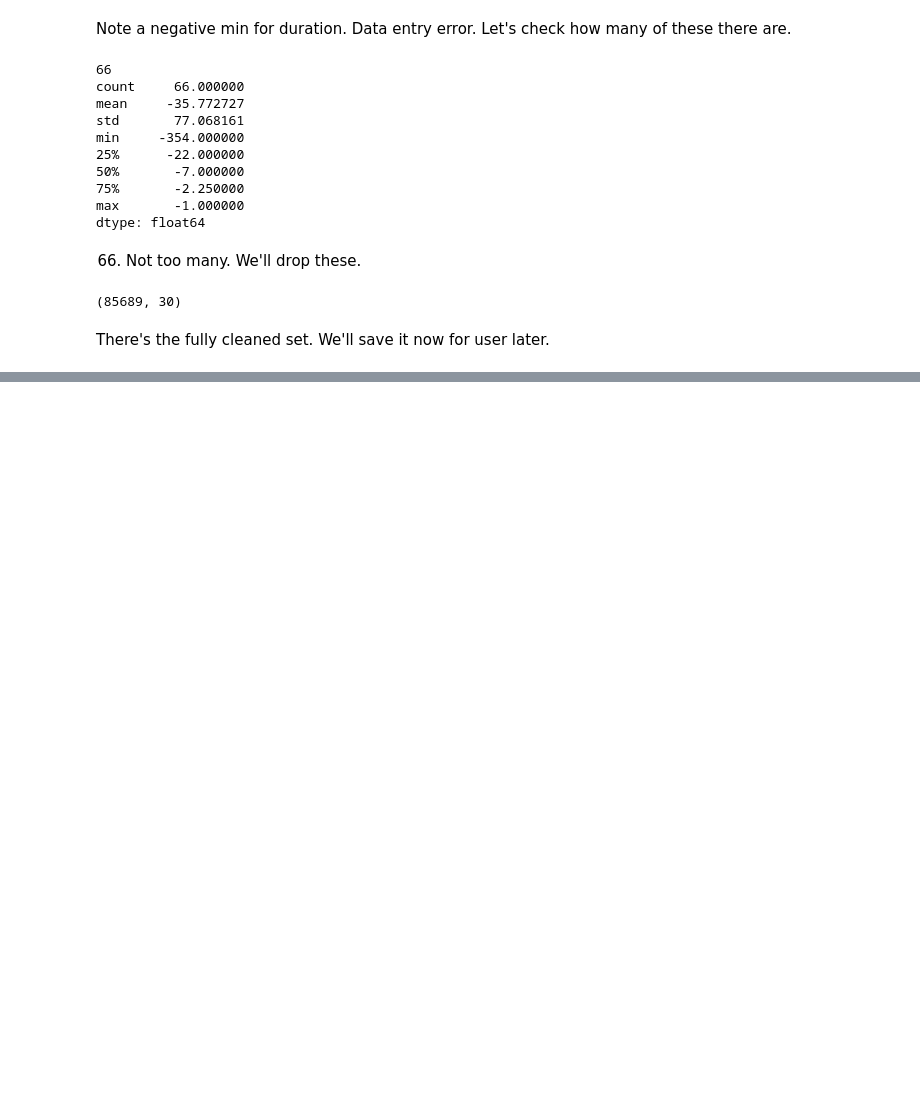
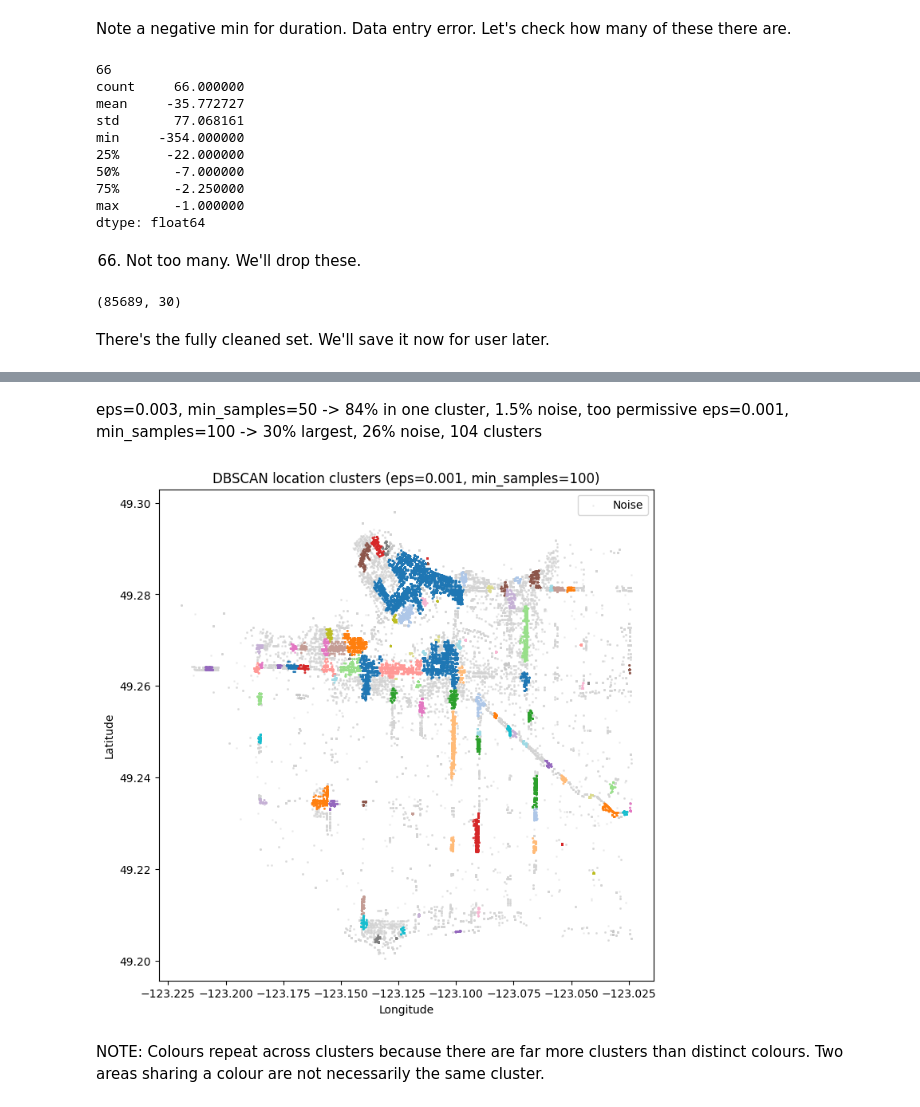
Before and after one commit to ekam-n/iat-461, a Jupyter notebook: Assignments/A3/partA.ipynb, the cells around one changed output, grey strips where cells are left out. Saved outputs shown, nothing was run; the diff lists cells and outputs as text; code cells hidden in the pictures; blank space fills up the shorter version.

```diff
--- a/Assignments/A3/partA.ipynb
+++ b/Assignments/A3/partA.ipynb
@@ -258,0 +306,6 @@ df_clean.to_parquet("data/businesses_clean.parquet")
+# %%
+db = DBSCAN(eps=0.003, min_samples=50)
+df_clean["dbscan_geo"] = db.fit_predict(coords)
+
+print(df_clean["dbscan_geo"].value_counts().head(10))
+print("noise share:", (df_clean["dbscan_geo"] == -1).mean())
@@ -258,0 +326,7 @@ df_clean.to_parquet("data/businesses_clean.parquet")
+# %%
+db = DBSCAN(eps=0.001, min_samples=100)
+df_clean["dbscan_geo"] = db.fit_predict(coords)
+
+print(df_clean["dbscan_geo"].nunique())
+print(df_clean["dbscan_geo"].value_counts().head(10))
+print("noise share:", (df_clean["dbscan_geo"] == -1).mean())
@@ -258,0 +348,19 @@ df_clean.to_parquet("data/businesses_clean.parquet")
+# %% [markdown]
+eps=0.003, min_samples=50   ->  84% in one cluster, 1.5% noise, too permissive
+eps=0.001, min_samples=100  ->  30% largest, 26% noise, 104 clusters
+# %%
+plt.figure(figsize=(8, 8))
+noise = df_clean["dbscan_geo"] == -1
+plt.scatter(coords[noise, 0], coords[noise, 1],
+            c="lightgrey", s=1, alpha=0.3, label="Noise")
+plt.scatter(coords[~noise, 0], coords[~noise, 1],
+            c=df_clean.loc[~noise, "dbscan_geo"], cmap="tab20", s=1, alpha=0.5)
+plt.xlabel("Longitude")
+plt.ylabel("Latitude")
+plt.title("DBSCAN location clusters (eps=0.001, min_samples=100)")
+plt.legend()
+plt.show()
+# %% [output]
+[figure, added]
+# %% [markdown]
+NOTE: Colours repeat across clusters because there are far more clusters than distinct colours. Two areas sharing a colour are not necessarily the same cluster.
```
Also changed, not shown: parts of 8 cells of this notebook.
